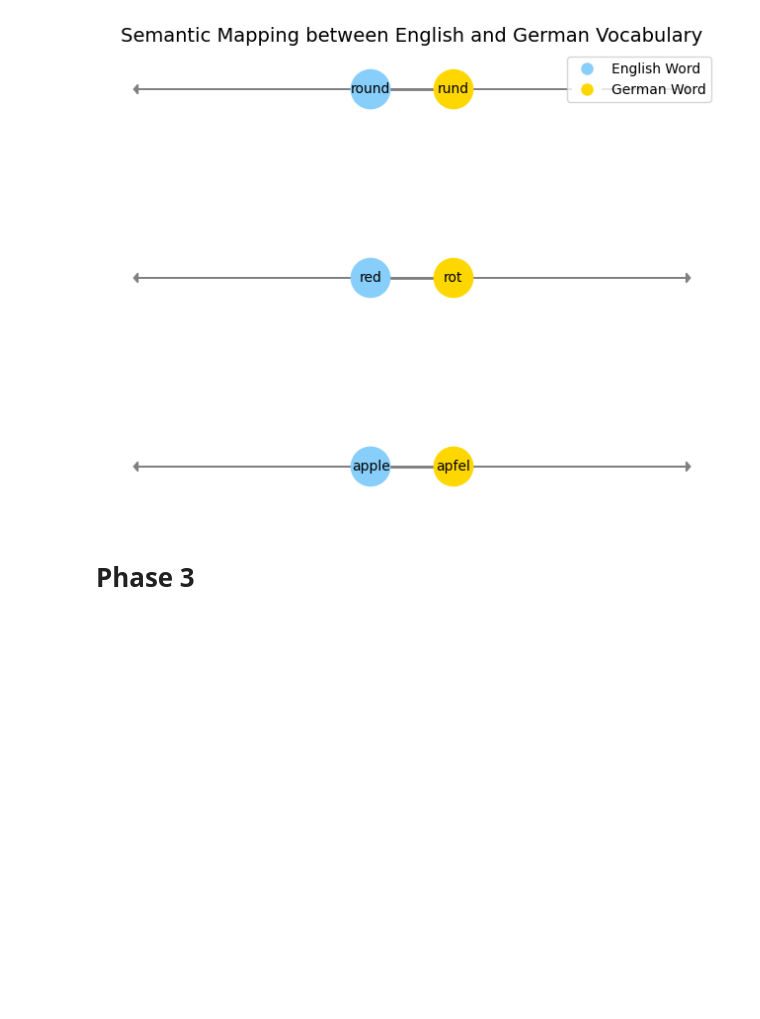
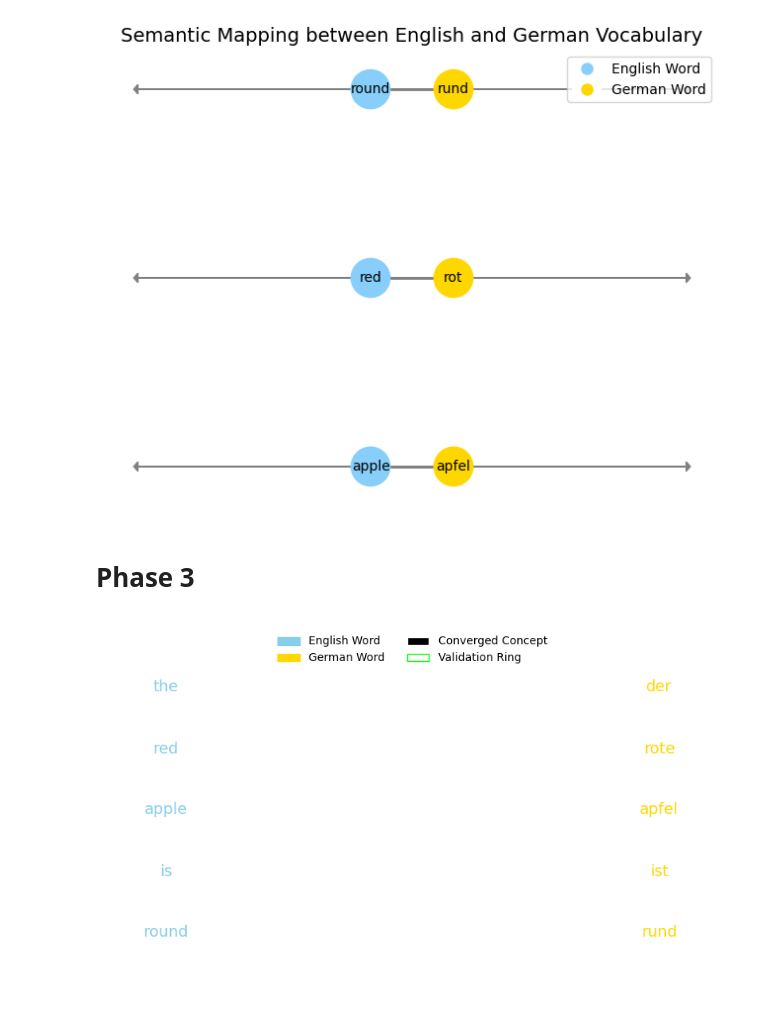
Before and after one commit to erichc91/Semantica, a Jupyter notebook: Notebooks/semantica_gif_visualization.ipynb, the cells around one changed output. Drawn from its saved outputs; the diff is of its cells as text; code cells hidden in the pictures; blank space fills up the shorter version.

```diff
--- a/Notebooks/semantica_gif_visualization.ipynb
+++ b/Notebooks/semantica_gif_visualization.ipynb
@@ -352,15 +352,19 @@ Step 0: {'apple': array([0., 0.]), 'apfel': array([2., 0.]), 'red': array([0., 1
 # %% [markdown]
 # Phase 3
 # %%
+import os
 import matplotlib.pyplot as plt
 import matplotlib.patches as patches
 import matplotlib.animation as animation
 import numpy as np
+from tqdm.notebook import tqdm
 
-# Setup figure
-fig, ax = plt.subplots(figsize=(10, 6))
+# === SAFE CROSS-PLATFORM PATH ===
+curr_dir = os.path.abspath(os.getcwd())
+output_data_path = os.path.join(os.path.dirname(curr_dir), "Data", "Output")
+os.makedirs(output_data_path, exist_ok=True)
 
-# English-German sentence pair
+# === SENTENCE DATA ===
 english_words = ["the", "red", "apple", "is", "round"]
 german_words = ["der", "rote", "apfel", "ist", "rund"]
 fused_symbols = ["", "", "🍎", "", "⭕"]
@@ -374,37 +378,46 @@ positions_en = [np.array([start_x_en, y]) for y in y_positions]
 positions_de = [np.array([start_x_de, y]) for y in y_positions]
 positions_center = [np.array([center_x, y]) for y in y_positions]
 
+# === ANIMATION SETUP ===
+fig, ax = plt.subplots(figsize=(10, 6))
 frames = 60
+progress_bar = tqdm(total=frames + 20, desc="Rendering Animation")
 
 def update(frame):
     ax.clear()
     ax.set_xlim(0, 10)
     ax.set_ylim(0, 6)
     ax.axis('off')
-
     alpha = frame / (frames - 1)
 
     for i in range(len(english_words)):
         pos_current_en = positions_en[i] * (1 - alpha) + positions_center[i] * alpha
         pos_current_de = positions_de[i] * (1 - alpha) + positions_center[i] * alpha
 
         if alpha < 1.0:
             ax.text(*pos_current_en, english_words[i], fontsize=14, ha='center', va='center', color='skyblue')
             ax.text(*pos_current_de, german_words[i], fontsize=14, ha='center', va='center', color='gold')
         else:
             ax.text(*positions_center[i], fused_symbols[i] or english_words[i], fontsize=18,
                     ha='center', va='center', color='white', bbox=dict(facecolor='black', boxstyle='circle'))
             pulse = patches.Circle(positions_center[i], radius=0.6 + 0.05 * np.sin((frame - frames) * 0.3),
                                    fill=False, lw=2, color='lime', alpha=0.7)
             ax.add_patch(pulse)
 
-    # Draw legend outside the loop
     handles = [
         patches.Patch(color='skyblue', label='English Word'),
         patches.Patch(color='gold', label='German Word'),
         patches.Patch(facecolor='black', edgecolor='white', label='Converged Concept'),
         patches.Patch(facecolor='none', edgecolor='lime', label='Validation Ring')
     ]
     ax.legend(handles=handles, loc='upper center', ncol=2, frameon=False)
+    progress_bar.update(1)
 
 ani = animation.FuncAnimation(fig, update, frames=frames + 20, interval=150, repeat=False)
+
+# === SAVE GIF ===
+gif_path = os.path.join(output_data_path, "full_sentence_fusion.gif")
+ani.save(gif_path, writer='pillow')
+progress_bar.close()
+# %% [output]
+[figure, added]
```
Also changed, not shown: parts of 4 cells of this notebook, 1 other file.
